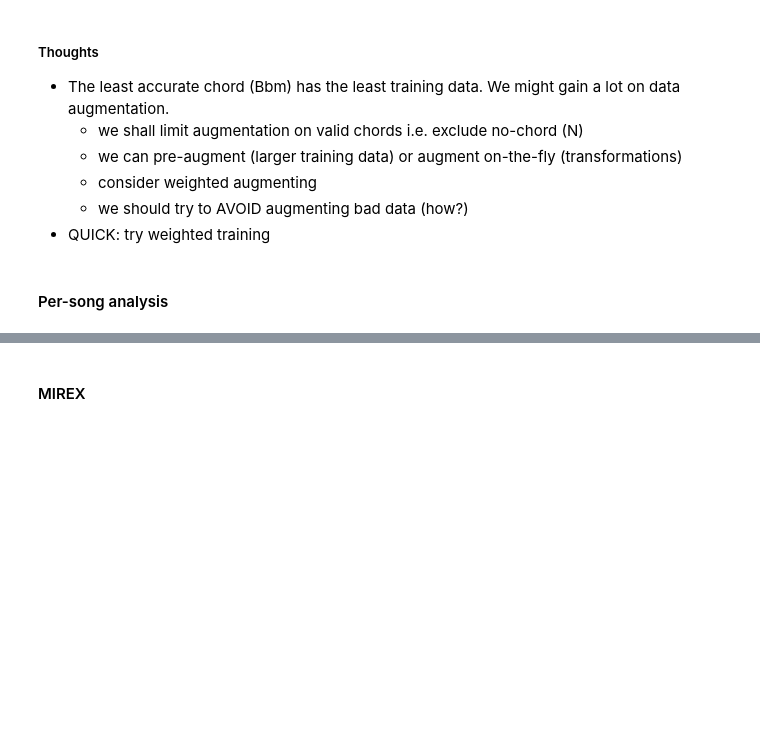
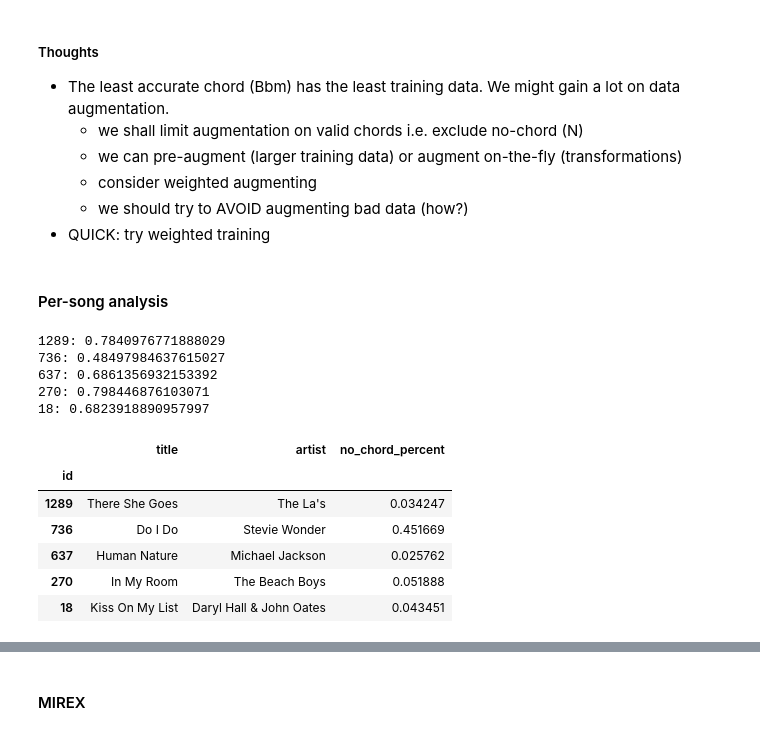
Before and after one commit to cjbayron/autochord, a Jupyter notebook: eval_seq.ipynb, the cells around one changed output, grey strips where cells are left out. Drawn from its saved outputs; the diff is of its cells as text; code cells hidden in the pictures; blank space fills up the shorter version.

```diff
--- a/eval_seq.ipynb
+++ b/eval_seq.ipynb
@@ -220,3 +200,49 @@ summary_df[summary_df['acc'] < 0.75][['name','acc','amb_name','amb_pct','trn_pct
 - QUICK: try weighted training
 # %% [markdown]
 #### Per-song analysis
+# %%
+from sklearn.metrics import accuracy_score
+import lazycats.np as catnp
+import dataloader
+
+_BATCH_SIZE = 128
+_LABEL_TYPE = 'majmin'
+_CHROMA_NUM_FEATS = 24
+
+def predict_chords(song_id, model):
+    chroma_vectors, chord_labels = dataloader.get_chord_features_and_labels(song_id, label_type=_LABEL_TYPE)
+    assert(chroma_vectors.shape[-1] == _CHROMA_NUM_FEATS)
+    chordseq_vectors = catnp.divide_to_subsequences(chroma_vectors, sub_len=_SEQ_LEN)
+    pred_labels, _, _, _ = model.predict(chordseq_vectors, batch_size=32)
+
+    chord_labels = chord_labels.flatten()
+    pred_labels = pred_labels.flatten()
+    if len(chord_labels) < len(pred_labels): # remove pad
+        pad_st = len(pred_labels)-_SEQ_LEN
+        pad_ed = pad_st+len(pred_labels)-len(chord_labels)
+        pred_labels = np.append(pred_labels[:pad_st], pred_labels[pad_ed:])
+
+    assert(len(pred_labels)==len(chord_labels))
+    return pred_labels, chord_labels
+
+for _id in test_ids:
+    pred_labels, chord_labels = predict_chords(_id, model)
+    acc = accuracy_score(chord_labels, pred_labels)
+    print(f'{_id}: {acc}')
+    #break
+# %% [output]
+1289: 0.7840976771888029
+736: 0.48497984637615027
+637: 0.6861356932153392
+270: 0.798446876103071
+18: 0.6823918890957997
+# %%
+df_songs.loc[test_ids]
+# %% [output]
+|  | title | artist | no_chord_percent |
+| id |  |  |  |
+| 1289 | There She Goes | The La's | 0.034247 |
+| 736 | Do I Do | Stevie Wonder | 0.451669 |
+| 637 | Human Nature | Michael Jackson | 0.025762 |
+| 270 | In My Room | The Beach Boys | 0.051888 |
+| 18 | Kiss On My List | Daryl Hall & John Oates | 0.043451 |
```
Also changed, not shown: parts of 8 cells of this notebook.
